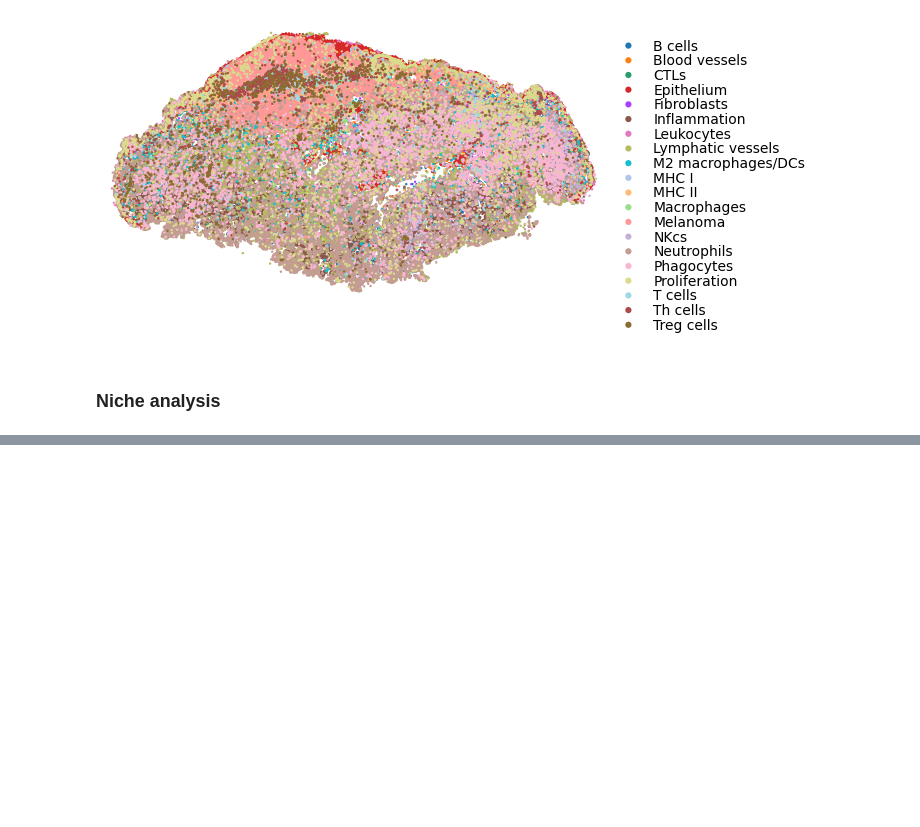
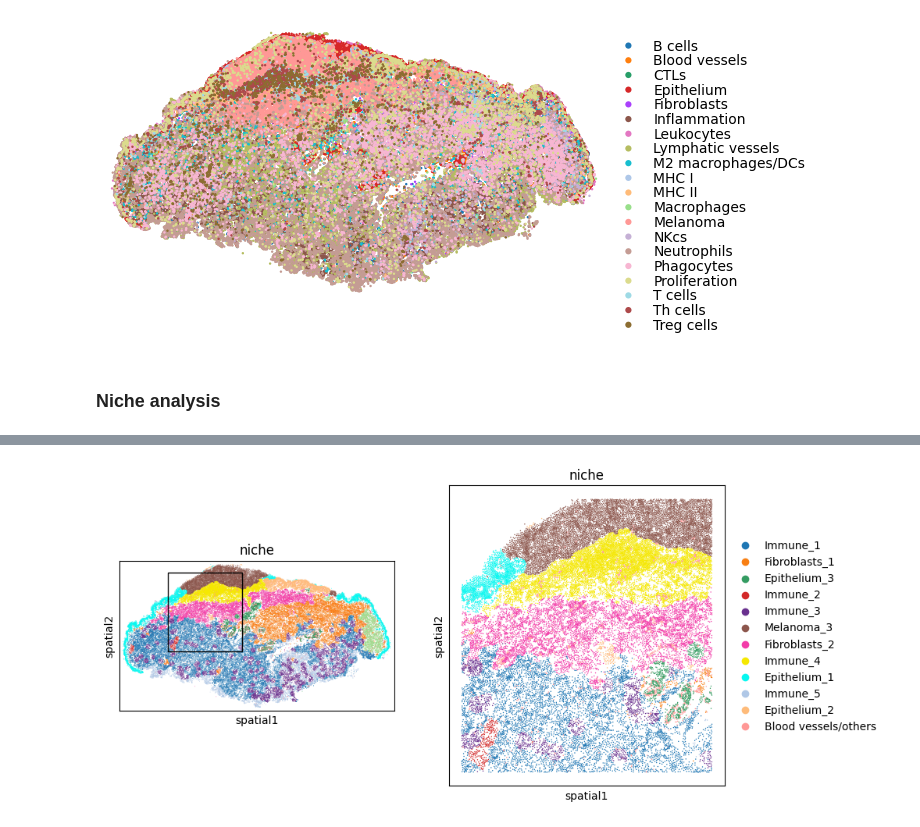
Before and after one commit to GenomicsMachineLearning/qimr-teaching-2024, a Jupyter notebook: 006-spatial-proteomics/CODEX_analysis.ipynb, the cells around one changed output, grey strips where cells are left out. Cells and saved outputs as stored; diff of their text form; code cells hidden in the pictures; blank space fills up the shorter version.

```diff
--- a/006-spatial-proteomics/CODEX_analysis.ipynb
+++ b/006-spatial-proteomics/CODEX_analysis.ipynb
@@ -177,0 +193,47 @@ for library_id, adata in adata_dict.items():
+# %%
+annot_niche ={
+    '0': "Immune_1",
+    '1': "Fibroblasts_1",
+    '10': "Epithelium_3",
+    '11': "Immune_2",
+    '2': "Immune_3",
+    '3': "Melanoma_3",
+    '4': "Fibroblasts_2",
+    '5': "Immune_4",
+    '6': "Epithelium_1",
+    '7': "Immune_5",
+    '8': "Epithelium_2",
+    '9': "Fibroblasts_3",
+    'Blood vessels/others' : "Blood vessels/others",
+}
+adata.obs["niche"] = adata.obs["niche"].map(annot_niche)
+# %%
+LEFT_PCT = 20
+TOP_PCT = 40
+WIDTH_PCT = 25
+HEIGHT_PCT = 50
+# Plot the niche
+fig, axarr = plt.subplots(1,2,figsize=(10,5))
+mb.plot.embedding_zoom(
+    adata,
+    left_pct=LEFT_PCT,
+    top_pct=TOP_PCT,
+    width_pct=WIDTH_PCT,
+    height_pct=HEIGHT_PCT,
+    color='niche',
+    basis='spatial',
+    show=False,
+    axs=axarr
+)
+imagecol, imagerow = adata.obsm["spatial"][:,0],adata.obsm["spatial"][:,1]
+axarr[0].imshow(adata.uns['spatial'][library_id]['images']['hires'])
+margin=100
+axarr[0].set_xlim(imagecol.min() - margin, imagecol.max() + margin)
+
+axarr[0].set_ylim(imagerow.min() - margin, imagerow.max() + margin)
+
+axarr[0].set_ylim(axarr[0].get_ylim()[::-1])
+axarr[1].set_ylim(axarr[1].get_ylim()[::-1])
+plt.show()
+# %% [output]
+[figure, added]
```
Also changed, not shown: parts of 23 cells of this notebook.
